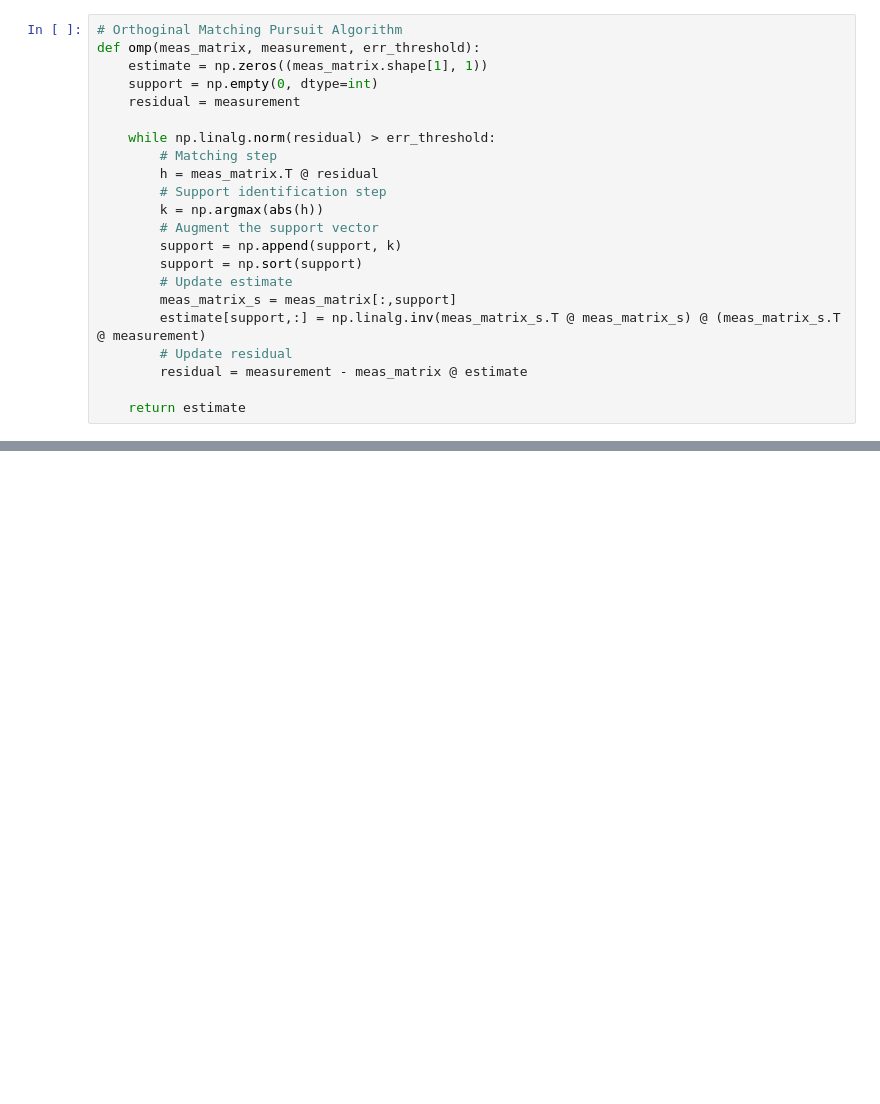
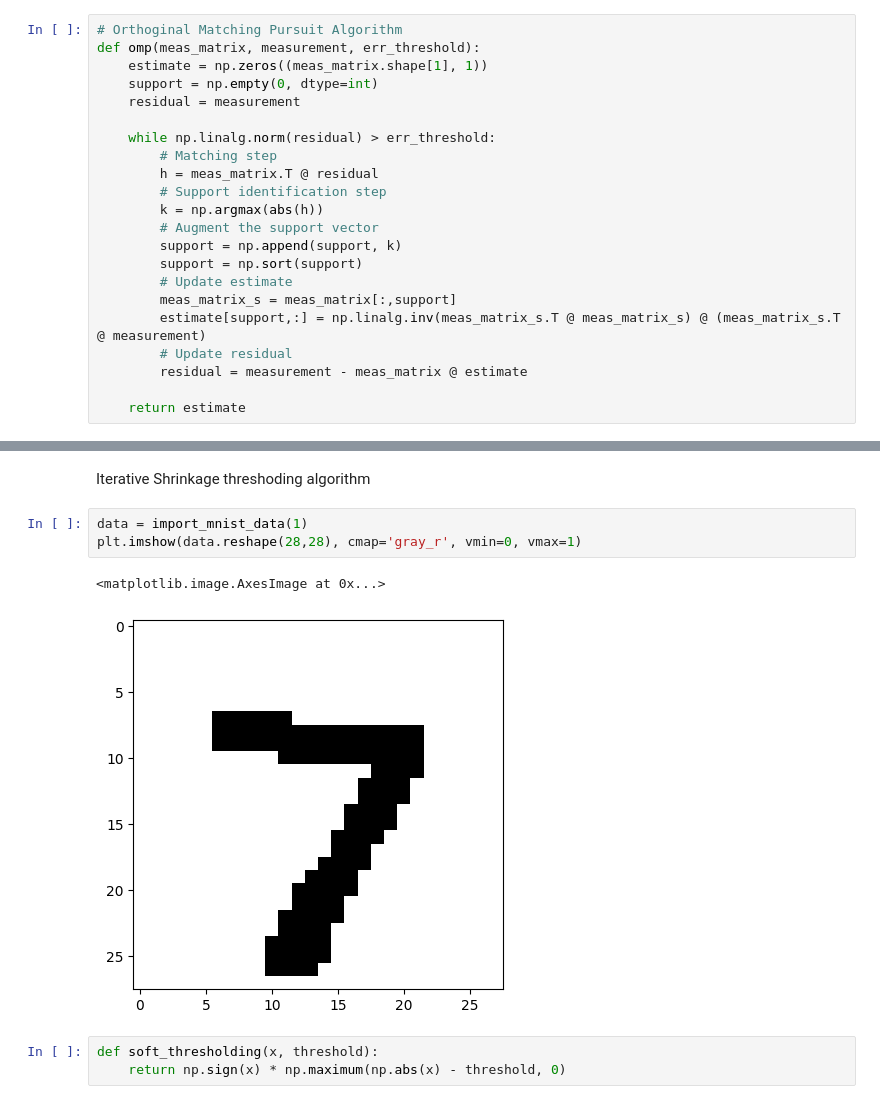
Before and after one commit to josephine-king/EE4740_ImageCompression, a Jupyter notebook: image_compression.ipynb, the cells around one changed output, grey strips where cells are left out. Saved outputs shown, nothing was run; the diff lists cells and outputs as text; blank space fills up the shorter version.

```diff
--- a/image_compression.ipynb
+++ b/image_compression.ipynb
@@ -121,0 +150,11 @@ plot_est_images(sparse_data, estimate)
+# %% [markdown]
+Iterative Shrinkage threshoding algorithm
+# %%
+data = import_mnist_data(1)
+plt.imshow(data.reshape(28,28), cmap='gray_r', vmin=0, vmax=1)
+# %% [output]
+<matplotlib.image.AxesImage at 0x...>
+[figure, added]
+# %%
+def soft_thresholding(x, threshold):
+    return np.sign(x) * np.maximum(np.abs(x) - threshold, 0)
```
Also changed, not shown: parts of 8 cells of this notebook.
